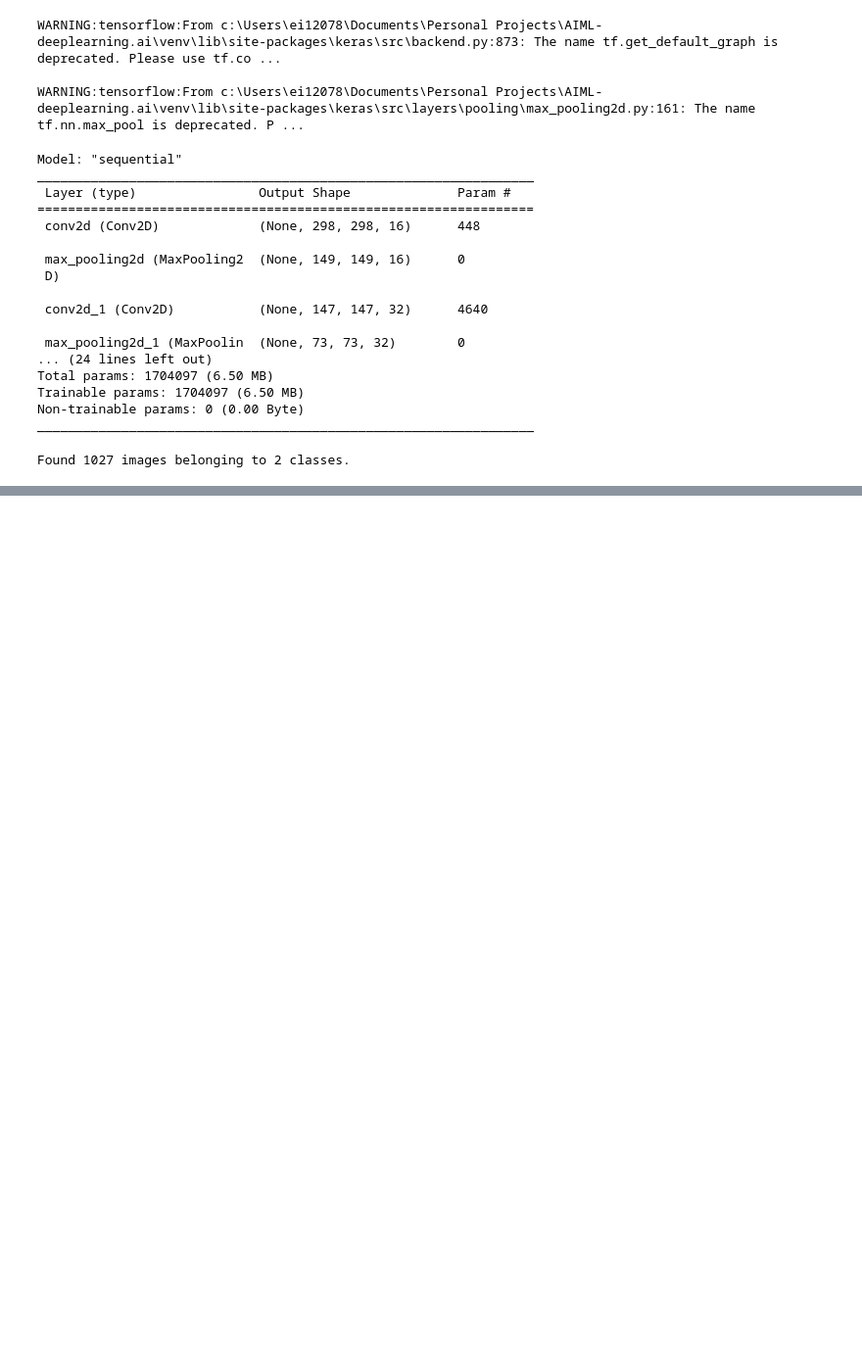
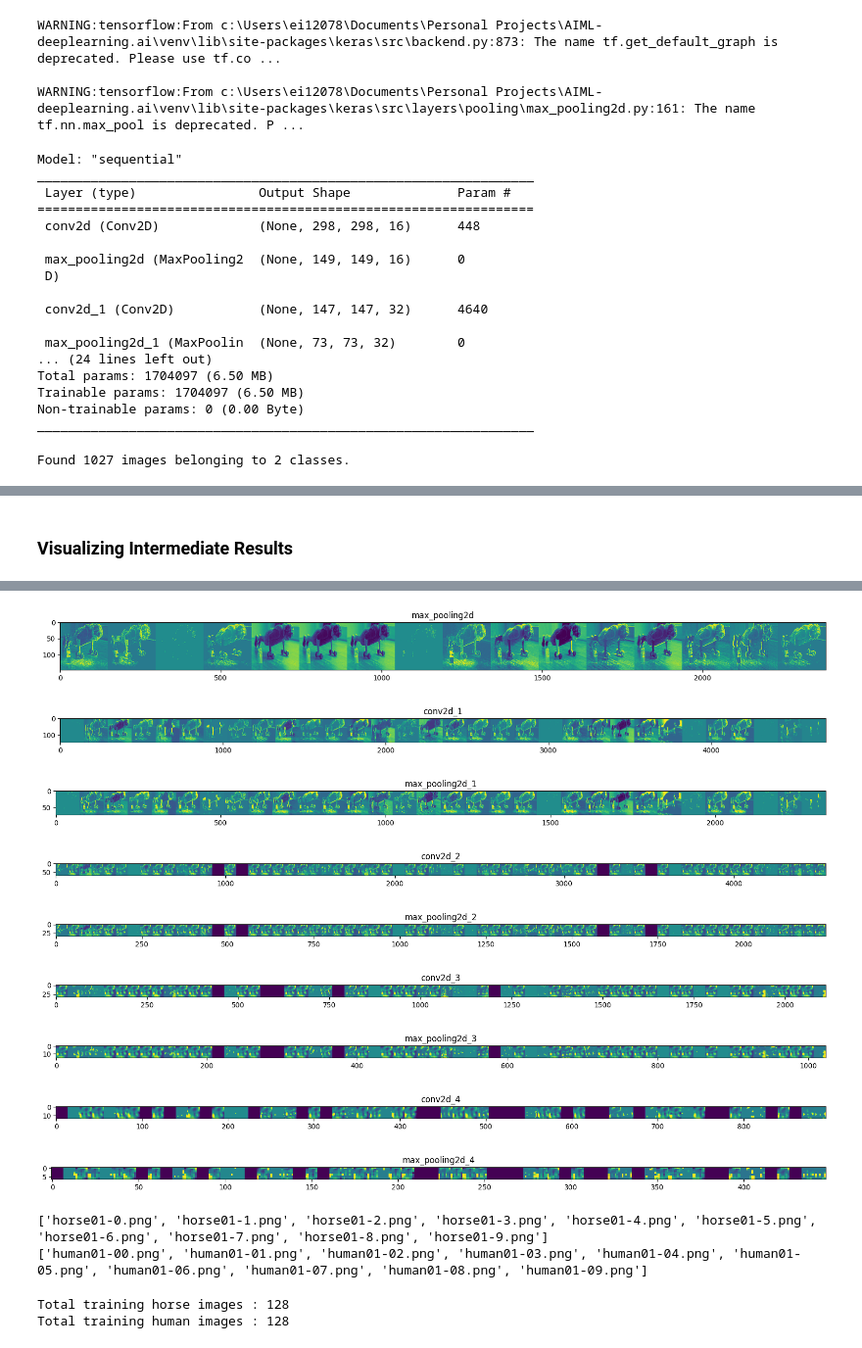
Before and after one commit to bnarasimha6598/AIML-deeplearning.ai, a Jupyter notebook: DeepLearning.AI TensorFlow Developer Professional Certificate/Introduction to TF for AI-ML-DL/003-image.ipynb, the cells around one changed output, grey strips where cells are left out. Shown at 98% size. Cells and saved outputs as stored; diff of their text form; code cells hidden in the pictures; blank space fills up the shorter version.

```diff
--- a/DeepLearning.AI TensorFlow Developer Professional Certificate/Introduction to TF for AI-ML-DL/003-image.ipynb
+++ b/DeepLearning.AI TensorFlow Developer Professional Certificate/Introduction to TF for AI-ML-DL/003-image.ipynb
@@ -131,7 +131,7 @@ model.compile(loss='binary_crossentropy',
 train_datagen = ImageDataGenerator(rescale=1./255)
 
 train_generator = train_datagen.flow_from_directory(
-    "C:/Users/ei12078/.keras/datasets/horses_or_humans",
+    train_dir,
     target_size= (300, 300),
     batch_size= 128,
     class_mode= 'binary'
@@ -171,0 +167,10 @@ Epoch 15/15
+# %%
+path = "./data/keefikus-t3b5i6gibHo-unsplash.jpg"
+img = image.load_img(path, target_size= (300, 300))
+X = image.img_to_array(img)
+X /= 255.0
+X = np.expand_dims(X, axis= 0)
+
+images = np.vstack([X])
+classes = model.predict(images, batch_size=10)
+print(classes[0], "Human" if classes[0] > 0.5 else "Horses")
@@ -171,0 +180,43 @@ Epoch 15/15
+# %% [markdown]
+### Visualizing Intermediate Results
+# %%
+import random
+
+img_path = "./data/boxed-water-is-better-P4AIjQw1BuY-unsplash.jpg"
+
+successive_outputs = [layer.output for layer in model.layers[1:]]
+visulization_model = keras.models.Model(inputs= model.input, outputs= successive_outputs)
+
+horse_img_files = [os.path.join(os.path.join(train_dir,"horses"), f) for f in train_horse_names]
+human_img_files = [os.path.join(os.path.join(train_dir,"humans"), f) for f in train_human_names]
+
+img = image.load_img(img_path, target_size= (300,300))
+x = image.img_to_array(img)
+x = x.reshape((1,) + x.shape)
+X /= 255
+
+successive_feature_maps = visulization_model.predict(x)
+
+layer_names = [layer.name for layer in model.layers[1:]]
+
+for layer_name, feature_map in zip(layer_names, successive_feature_maps):
+    if len(feature_map.shape) == 4:
+        n_features = feature_map.shape[-1]
+        size = feature_map.shape[1]
+
+        display_grid = np.zeros((size, size*n_features))
+        for i in range(n_features):
+            x = feature_map[0, :, :, i]
+            x -= x.mean()
+            x /= x.std()
+            x *= 64
+            x += 128
+            x = np.clip(x, 0, 255).astype('uint8')
+            display_grid[:, i*size:(i+1)*size] = x
+
+        scale = 20. / n_features
+        plt.figure(figsize=((scale*n_features, scale)))
+        plt.title(layer_name)
+        plt.grid(False)
+        plt.imshow(display_grid, aspect='auto', cmap='viridis')
+# %% [output]
@@ -171,0 +224,24 @@ Epoch 15/15
+[figure, added]
+[figure, added]
+[figure, added]
+[figure, added]
+[figure, added]
+[figure, added]
+[figure, added]
+[figure, added]
+[figure, added]
+# %%
+validation_horse_names = os.listdir(os.path.join(validation_dir,"horses"))
+print(train_horse_names[:10])
+
+validation_human_names = os.listdir(os.path.join(validation_dir,"humans"))
+print(train_human_names[:10])
+# %% [output]
+['horse01-0.png', 'horse01-1.png', 'horse01-2.png', 'horse01-3.png', 'horse01-4.png', 'horse01-5.png', 'horse01-6.png', 'horse01-7.png', 'horse01-8.png', 'horse01-9.png']
+['human01-00.png', 'human01-01.png', 'human01-02.png', 'human01-03.png', 'human01-04.png', 'human01-05.png', 'human01-06.png', 'human01-07.png', 'human01-08.png', 'human01-09.png']
+# %%
+print('Total training horse images :', len(validation_horse_names))
+print('Total training human images :', len(validation_human_names))
+# %% [output]
+Total training horse images : 128
+Total training human images : 128
```
Also changed, not shown: parts of 19 cells of this notebook, 6 other files.
